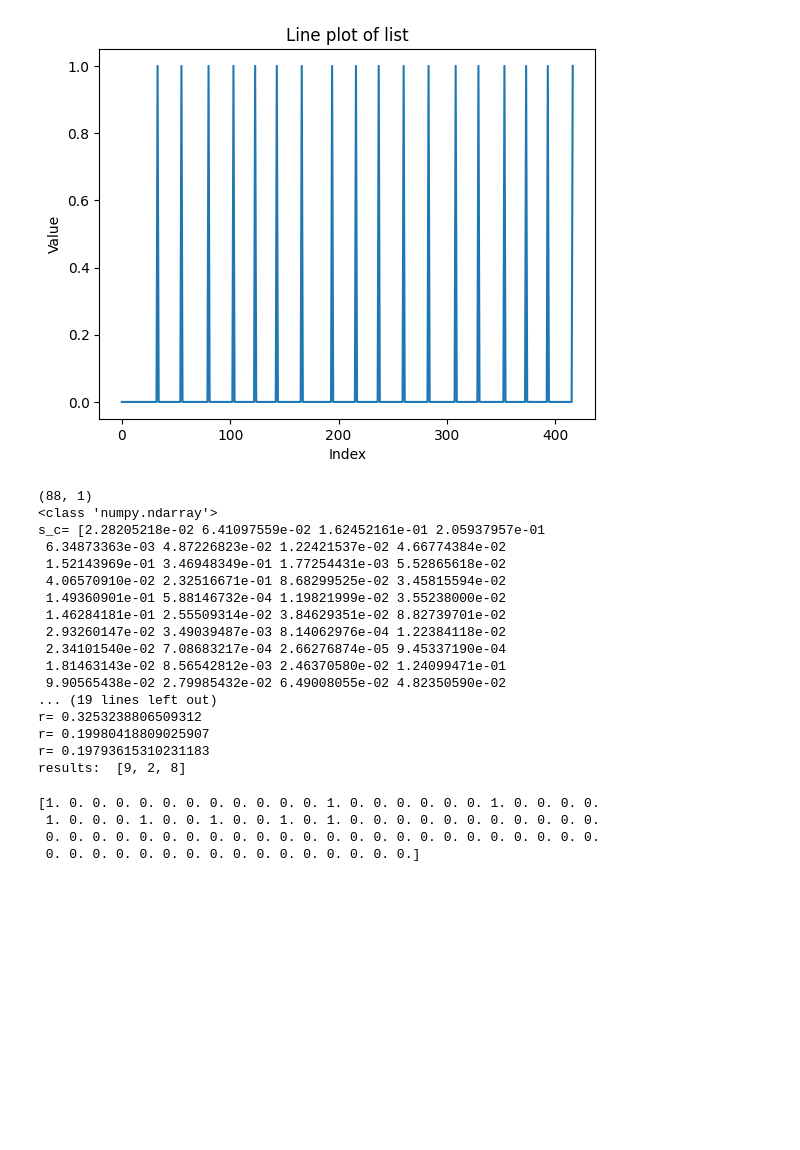
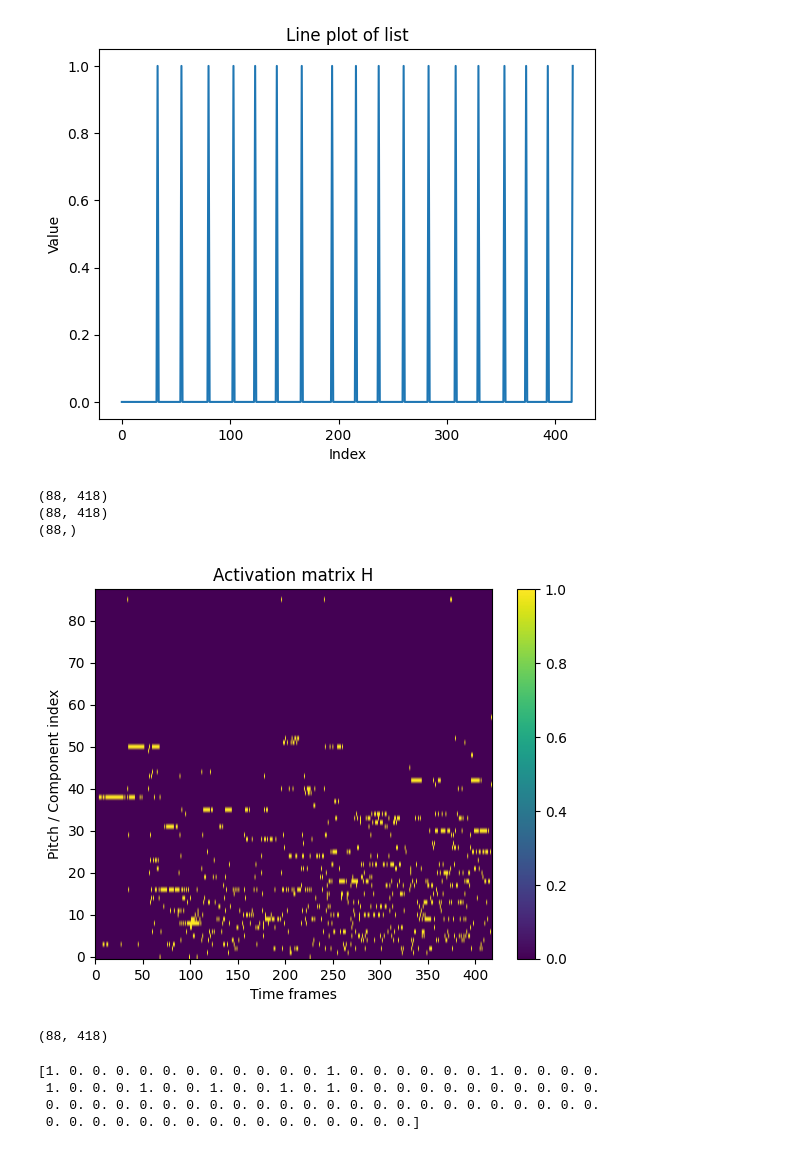
Before and after one commit to bierml/NMFforAMT, a Jupyter notebook: upgrade/Music_Transcribing[NMF].ipynb, the cells around one changed output. Drawn from its saved outputs; the diff is of its cells as text; code cells hidden in the pictures; blank space fills up the shorter version.

Commit message:
Realized note_tracking algo + visualisation
Used algorithm turned out to not be effective enough, I will try to search for another implementation

```diff
--- a/upgrade/Music_Transcribing[NMF].ipynb
+++ b/upgrade/Music_Transcribing[NMF].ipynb
@@ -503,44 +495,53 @@ def top_k_indices(v, k):
     return np.argsort(v)[-k:][::-1]
 def rms(x):
     return np.sqrt(np.mean(np.square(x)))
-def process_frame(s,k=9,en_thrsh=0.4):
+def process_frame(s,k=3,en_thrsh=0.4):
     assert s.shape[0] == 88 and s.shape[1] == 1
     notes = []
     s_c = s.copy()
     s_c = np.asarray(s, dtype=float).squeeze()
-    print(type(s_c))
-    print("s_c=",s_c)
+    #print(type(s_c))
+    #print("s_c=",s_c)
     s_pitches = top_k_indices(s_c,k)
-    print("s_pitches=",s_pitches)
+    #print("s_pitches=",s_pitches)
     for l in s_pitches:
       #print(l)
       r = rms(np.dot(note_template(l),s_c))
-      print("r=",r)
+      #print("r=",r)
       if(r>en_thrsh):
         notes.append(int(l))
     return notes
+def note_tracking(mtr):
+  r = np.zeros(mtr.shape)
+  for i in range(mtr.shape[1]):
+    ind = process_frame(mtr[:,i])
+    for k in ind:
+      r[k,i] = 1
+  return r
-# %%
-H_n = np.log(1+H_est)
-print(H_n[:,100].shape)
-print("results: ",process_frame(H_n[:,100]))
-# %% [output]
-(88, 1)
-<class 'numpy.ndarray'>
-s_c= [2.28205218e-02 6.41097559e-02 1.62452161e-01 2.05937957e-01
- 6.34873363e-03 4.87226823e-02 1.22421537e-02 4.66774384e-02
- 1.52143969e-01 3.46948349e-01 1.77254431e-03 5.52865618e-02
- 4.06570910e-02 2.32516671e-01 8.68299525e-02 3.45815594e-02
- 1.49360901e-01 5.88146732e-04 1.19821999e-02 3.55238000e-02
- 1.46284181e-01 2.55509314e-02 3.84629351e-02 8.82739701e-02
- 2.93260147e-02 3.49039487e-03 8.14062976e-04 1.22384118e-02
- 2.34101540e-02 7.08683217e-04 2.66276874e-05 9.45337190e-04
- 1.81463143e-02 8.56542812e-03 2.46370580e-02 1.24099471e-01
- 9.90565438e-02 2.79985432e-02 6.49008055e-02 4.82350590e-02
-... (19 lines left out)
-r= 0.3253238806509312
-r= 0.19980418809025907
-r= 0.19793615310231183
-results:  [9, 2, 8]
+# %%
+H_n = np.log(1+H_est)
+print(H_n.shape)
+H_n = note_tracking(H_est)
+print(H_n.shape)
+print(H_n[:,100].shape)
+
+plt.figure()
+#plt.imshow(np.log(1+200*H_est[1::2]), aspect='auto', origin='lower')
+plt.imshow(H_n, aspect='auto', origin='lower')
+plt.colorbar()
+plt.title("Activation matrix H")
+plt.xlabel("Time frames")
+plt.ylabel("Pitch / Component index")
+plt.show()
+# %% [output]
+(88, 418)
+(88, 418)
+(88,)
+[figure, added]
+# %%
+print(H_s.shape)
+# %% [output]
+(88, 418)
 # %%
 print(note_template(0))
 # %% [output]
```
Also changed, not shown: parts of 2 cells of this notebook, 1 other file.
